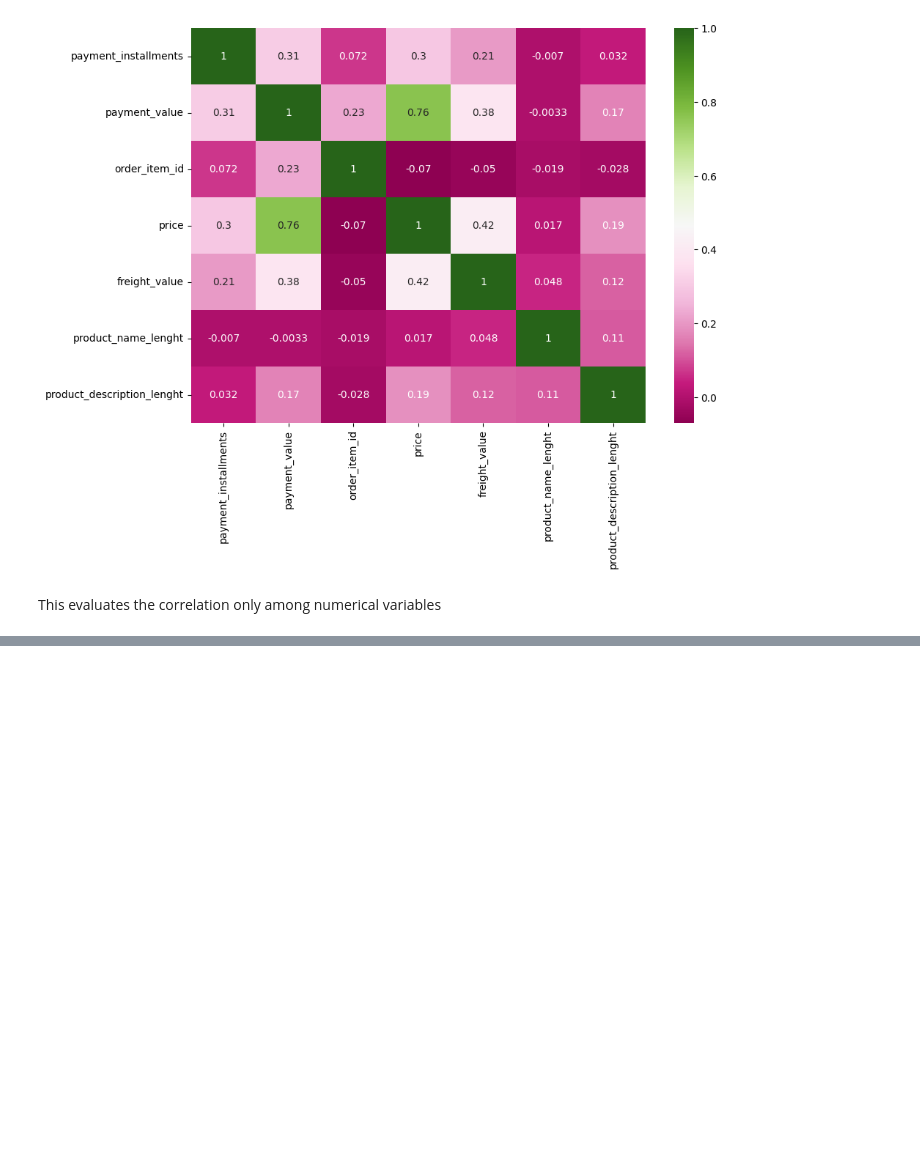
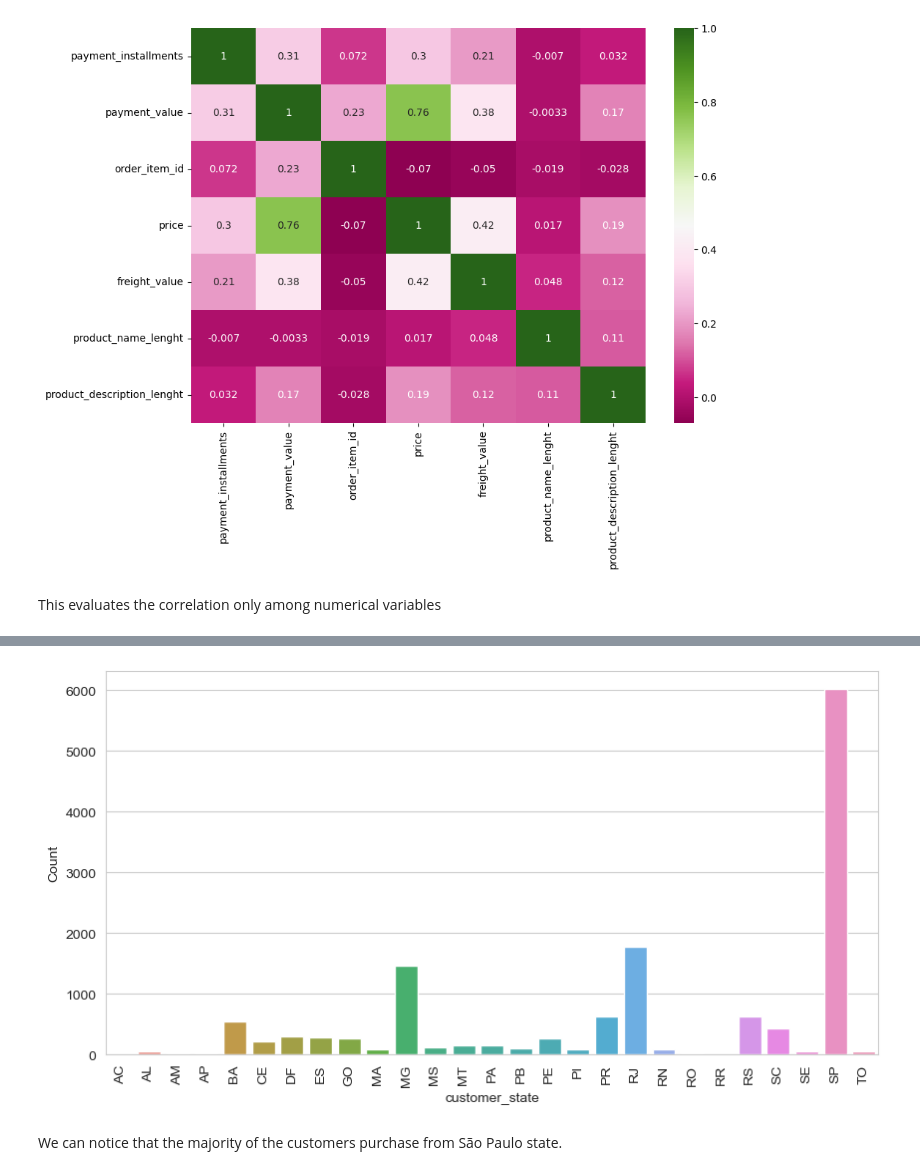
Before and after one commit to francescocapo/270341, a Jupyter notebook: main.ipynb, the cells around one changed output, grey strips where cells are left out. Drawn from its saved outputs; the diff is of its cells as text; code cells hidden in the pictures; blank space fills up the shorter version.

```diff
--- a/main.ipynb
+++ b/main.ipynb
@@ -146,0 +191,3 @@ Index(['order_id', 'customer_id', 'order_status', 'order_purchase_timestamp',
+# %%
+customer_state_counts = csdv_df_new.groupby('customer_state').size()
+customer_state_counts
@@ -146,0 +214,4 @@ Index(['order_id', 'customer_id', 'order_status', 'order_purchase_timestamp',
+# %%
+customer_state_counts_df = pd.DataFrame([customer_state_counts]).T.reset_index()
+customer_state_counts_df.columns = ['customer_state', 'Count']
+customer_state_counts_df
@@ -146,0 +236,9 @@ Index(['order_id', 'customer_id', 'order_status', 'order_purchase_timestamp',
+# %%
+plt.figure(figsize=(10,5))
+sns.barplot(x='customer_state', y='Count', data=customer_state_counts_df)
+plt.xticks(rotation=90)
+plt.show()
+# %% [output]
+[figure, added]
+# %% [markdown]
+We can notice that the majority of the customers purchase from São Paulo state.
```
Also changed, not shown: parts of 9 cells of this notebook.
